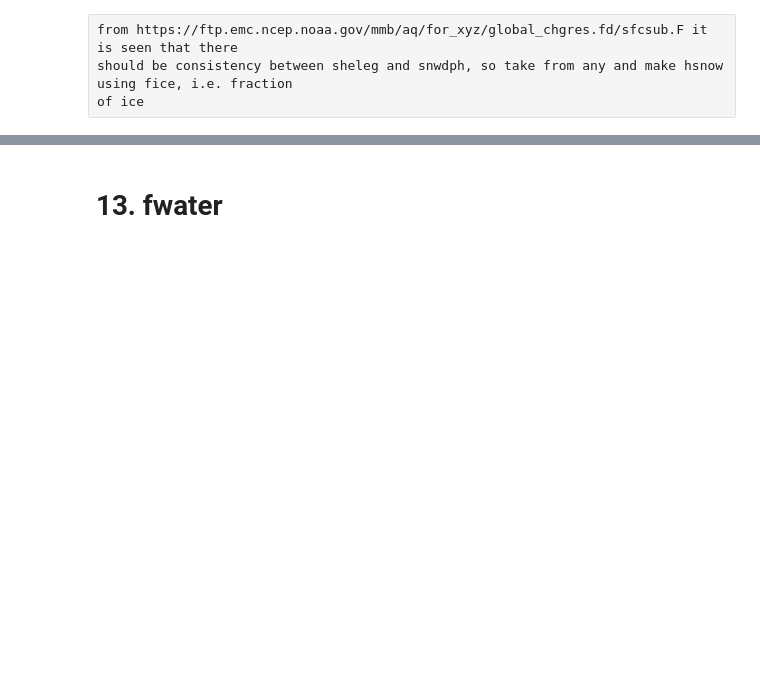
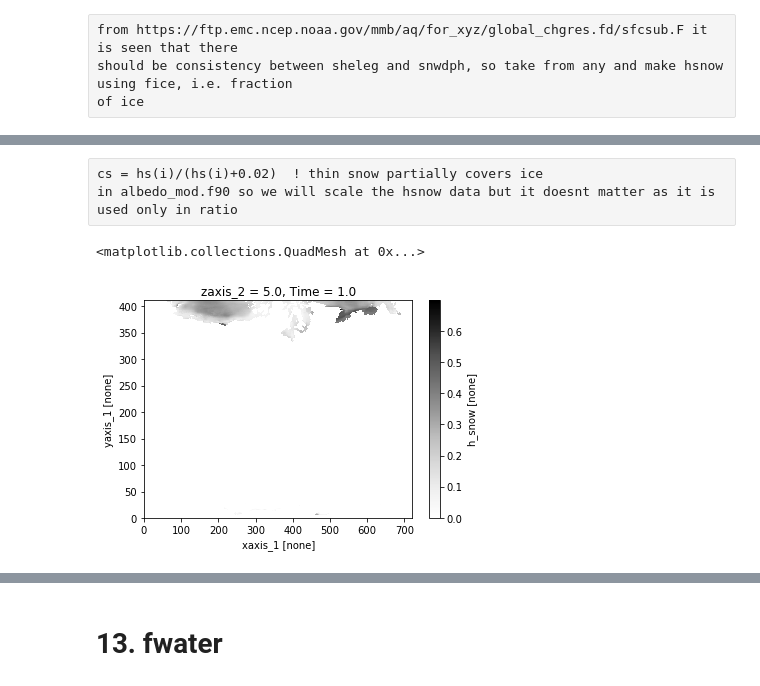
Before and after one commit to manmeet3591/python_class, a Jupyter notebook: xarray_tutorial/analyse_compare_surface_restart.ipynb, the cells around one changed output, grey strips where cells are left out. Saved outputs shown, nothing was run; the diff lists cells and outputs as text; code cells hidden in the pictures; blank space fills up the shorter version.

Commit message:
updated sfc notebook just hsnow has to be resolved

```diff
--- a/xarray_tutorial/analyse_compare_surface_restart.ipynb
+++ b/xarray_tutorial/analyse_compare_surface_restart.ipynb
@@ -30,6 +30,12 @@ ds_snowcvr_era5 = xr.open_dataset(data_dir)
 
 data_dir = 'FLDAS_NOAH01_C_GL_M.A198201.001.nc'
 ds_merra5 = xr.open_dataset(data_dir)
+
+data_dir = 'ocnanl.gdas.1979010100.ice_model.res.nc'
+ds_ice = xr.open_dataset(data_dir)
+
+data_dir = 'iicethic_ORAS5_1m_197901_icemod_02.nc'
+ds_oras4 = xr.open_dataset(data_dir)
 # %%
 ds_surface_restart
 # %% [output]
@@ -571,0 +599,8 @@ of ice
+# %% [raw]
+cs = hs(i)/(hs(i)+0.02)  ! thin snow partially covers ice
+in albedo_mod.f90 so we will scale the hsnow data but it doesnt matter as it is used only in ratio
+# %%
+ds_ice.h_snow.isel(zaxis_2=-1).plot(cmap='Greys')
+# %% [output]
+<matplotlib.collections.QuadMesh at 0x...>
+[figure, added]
```
Also changed, not shown: parts of 12 cells of this notebook.
